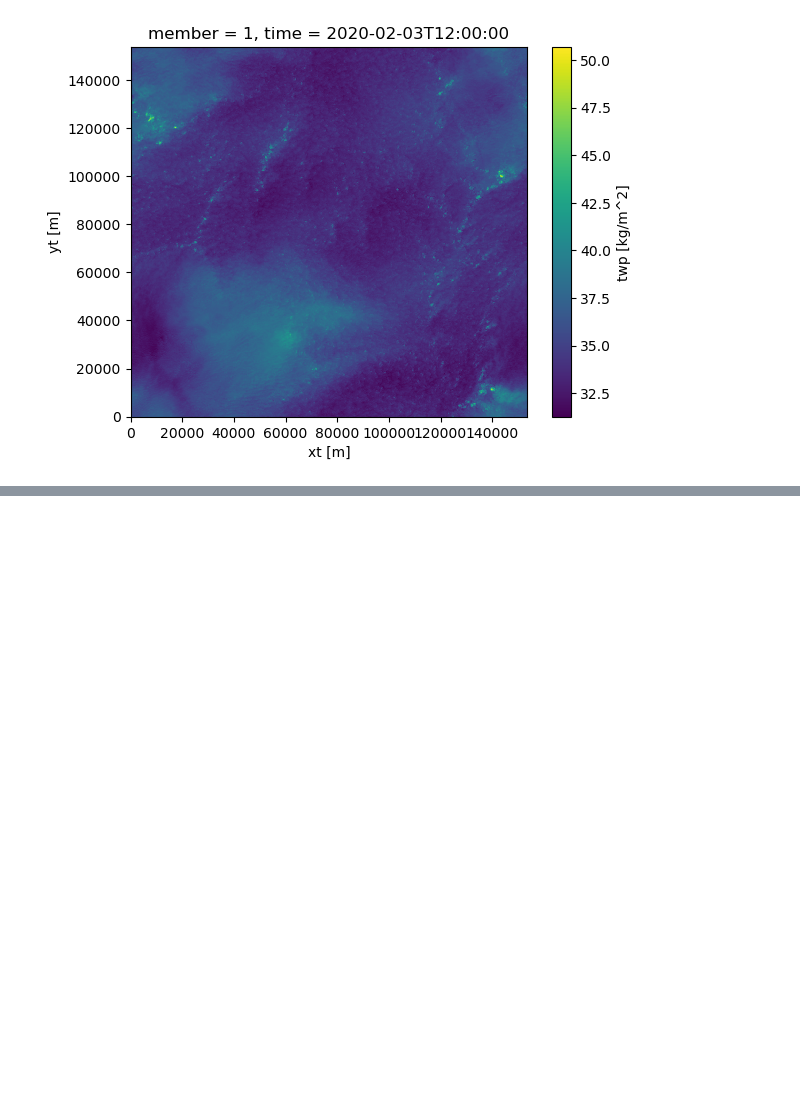
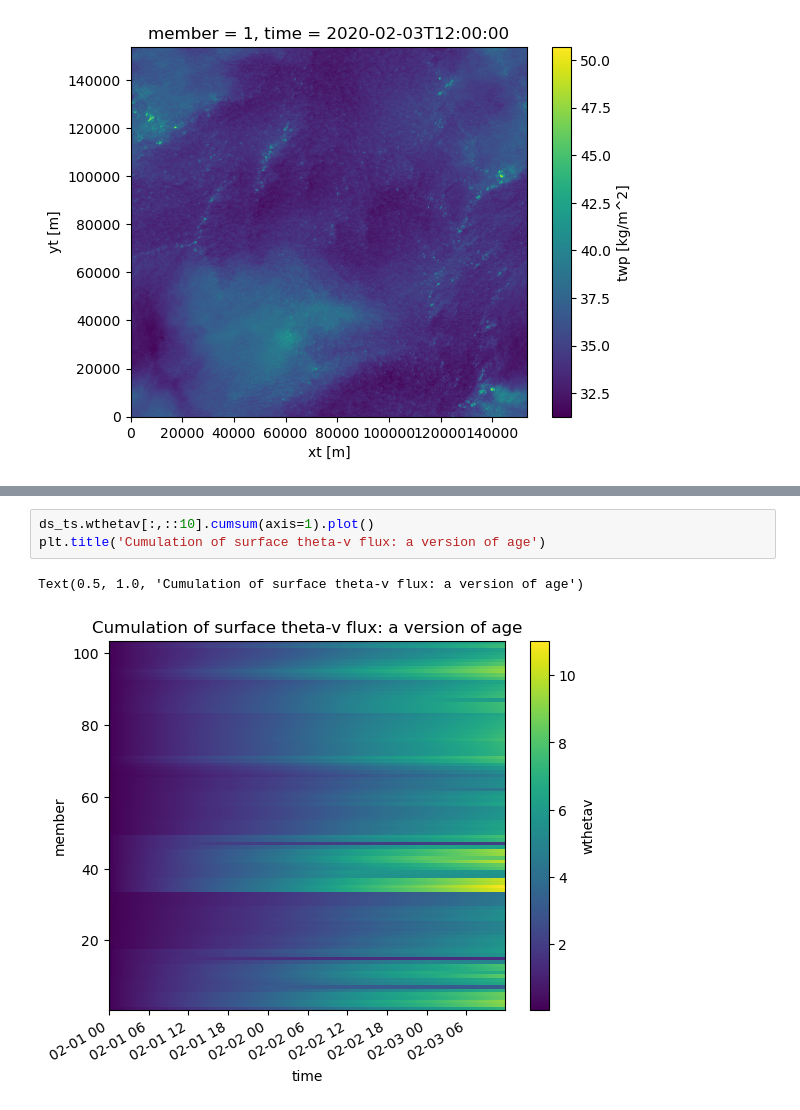
Before and after one commit to ATMOcanes/ATM651, a Jupyter notebook: Jupyter_Notebooks_Python/CloudBotany.ipynb, the cells around one changed output, grey strips where cells are left out. Drawn from its saved outputs; the diff is of its cells as text; blank space fills up the shorter version.

```diff
--- a/Jupyter_Notebooks_Python/CloudBotany.ipynb
+++ b/Jupyter_Notebooks_Python/CloudBotany.ipynb
@@ -153,0 +181,6 @@ ds_2D.twp.plot()
+# %%
+ds_ts.wthetav[:,::10].cumsum(axis=1).plot()
+plt.title('Cumulation of surface theta-v flux: a version of age')
+# %% [output]
+Text(0.5, 1.0, 'Cumulation of surface theta-v flux: a version of age')
+[figure, added]
```
Also changed, not shown: parts of 2 cells of this notebook.
